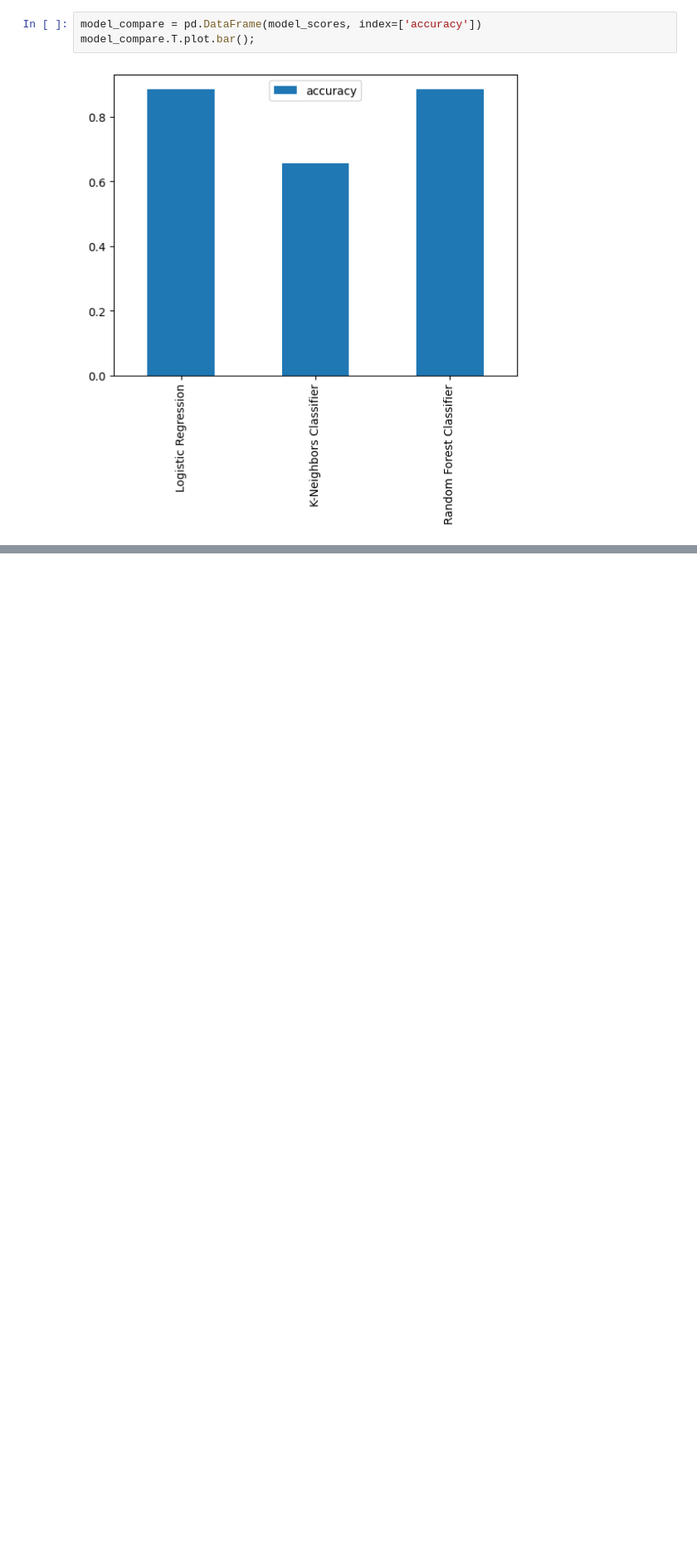
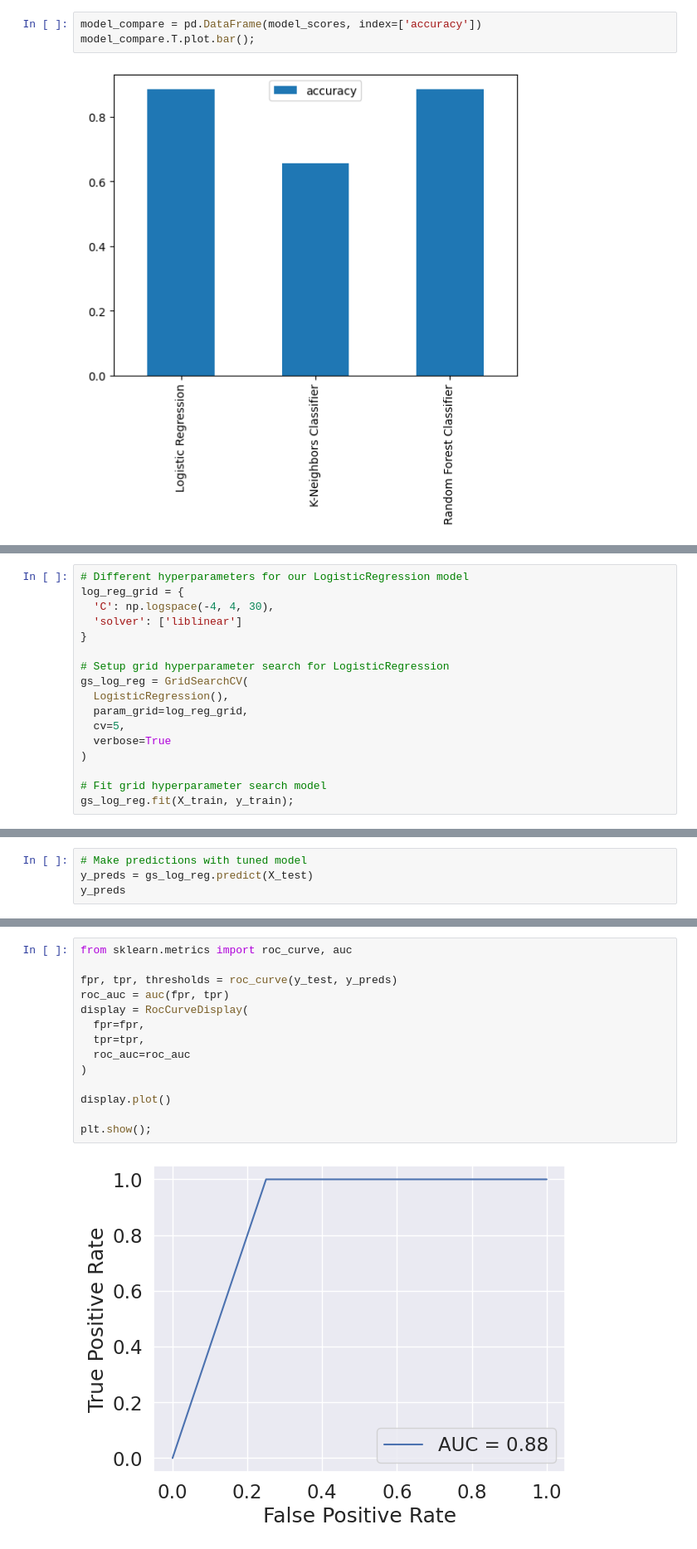
Before and after one commit to NatanValentim/ML-Course, a Jupyter notebook: heart-disease-project/end-to-end-heart-disease-classification.ipynb, the cells around one changed output, grey strips where cells are left out. Shown at 83% size. Cells and saved outputs as stored; diff of their text form; blank space fills up the shorter version.

Commit message:
Finished Predicting heart disease using ML

```diff
--- a/heart-disease-project/end-to-end-heart-disease-classification.ipynb
+++ b/heart-disease-project/end-to-end-heart-disease-classification.ipynb
@@ -435,0 +664,17 @@ model_compare.T.plot.bar();
+# %%
+# Different hyperparameters for our LogisticRegression model
+log_reg_grid = {
+  'C': np.logspace(-4, 4, 30),
+  'solver': ['liblinear']
+}
+
+# Setup grid hyperparameter search for LogisticRegression
+gs_log_reg = GridSearchCV(
+  LogisticRegression(),
+  param_grid=log_reg_grid,
+  cv=5,
+  verbose=True
+)
+
+# Fit grid hyperparameter search model
+gs_log_reg.fit(X_train, y_train);
@@ -435,0 +712,4 @@ model_compare.T.plot.bar();
+# %%
+# Make predictions with tuned model
+y_preds = gs_log_reg.predict(X_test)
+y_preds
@@ -435,0 +735,16 @@ model_compare.T.plot.bar();
+# %%
+from sklearn.metrics import roc_curve, auc
+
+fpr, tpr, thresholds = roc_curve(y_test, y_preds)
+roc_auc = auc(fpr, tpr)
+display = RocCurveDisplay(
+  fpr=fpr,
+  tpr=tpr,
+  roc_auc=roc_auc
+)
+
+display.plot()
+
+plt.show();
+# %% [output]
+[figure, added]
```
Also changed, not shown: parts of 44 cells of this notebook.
